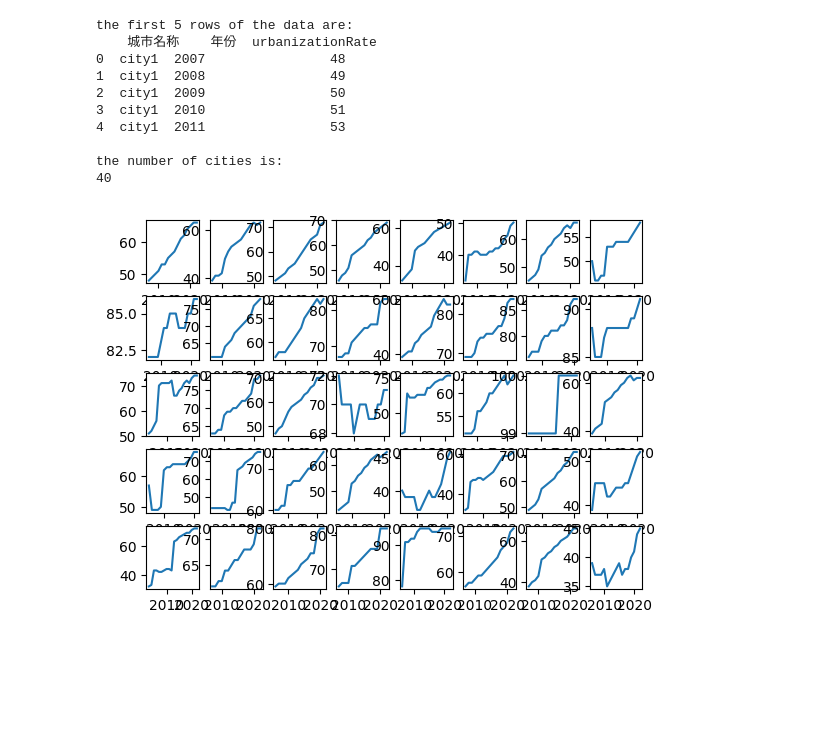
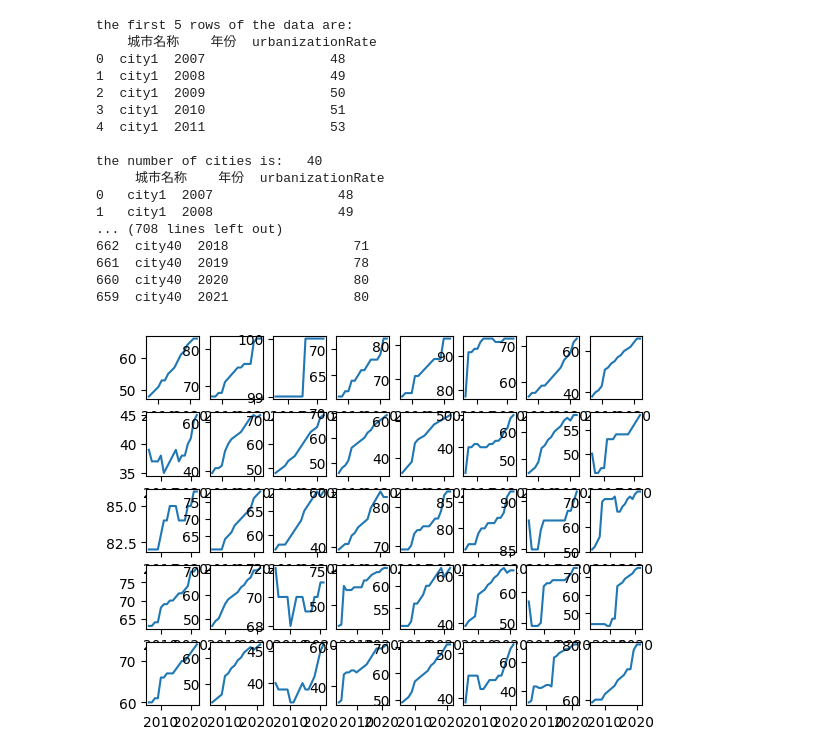
Before and after one commit to Iaiolk/CourseDM_Project, a Jupyter notebook: test.ipynb, the cells around one changed output. Drawn from its saved outputs; the diff is of its cells as text; code cells hidden in the pictures; blank space fills up the shorter version.

```diff
--- a/test.ipynb
+++ b/test.ipynb
@@ -6,31 +6,39 @@ import matplotlib.pyplot as plt
 # %%
 # 城镇化率处理
 urbanization = pd.read_excel('data/dataA/城镇化率.xlsx')
 # 查看数据前5行
 print("the first 5 rows of the data are:")
 print(urbanization.head())
-
+# 按照城市名称分组并排序
 groups = urbanization.groupby('城市名称',sort=True)
-print("\nthe number of cities is:")
-print(len(groups))
-
+groups = sorted(groups,key=lambda x:int(x[1]['城市名称'].values[0][4:]))
+print(f"\nthe number of cities is:   {len(groups)}")
 for i,(name,group) in enumerate(groups):
   plt.subplot(5,8,i+1)
   group = group.sort_values(by='年份')
+  print(group)
   # 绘制城镇化率变化曲线
   plt.plot(group['年份'],group['urbanizationRate'],label=name)
-
-
 plt.show()
+# groups重组回DataFrame
+urbanization = pd.concat([group for name,group in groups])
+urbanization.to_csv('data/dataA/urbanization.csv',index=False)
 # %% [output]
 the first 5 rows of the data are:
     城市名称    年份  urbanizationRate
 0  city1  2007                48
 1  city1  2008                49
 2  city1  2009                50
 3  city1  2010                51
 4  city1  2011                53
 
-the number of cities is:
-40
+the number of cities is:   40
+     城市名称    年份  urbanizationRate
+0   city1  2007                48
+1   city1  2008                49
+... (708 lines left out)
+662  city40  2018                71
+661  city40  2019                78
+660  city40  2020                80
+659  city40  2021                80
-[figure, old version]
+[figure, new version]
```
Also changed, not shown: parts of 5 cells of this notebook, 6 other files.
